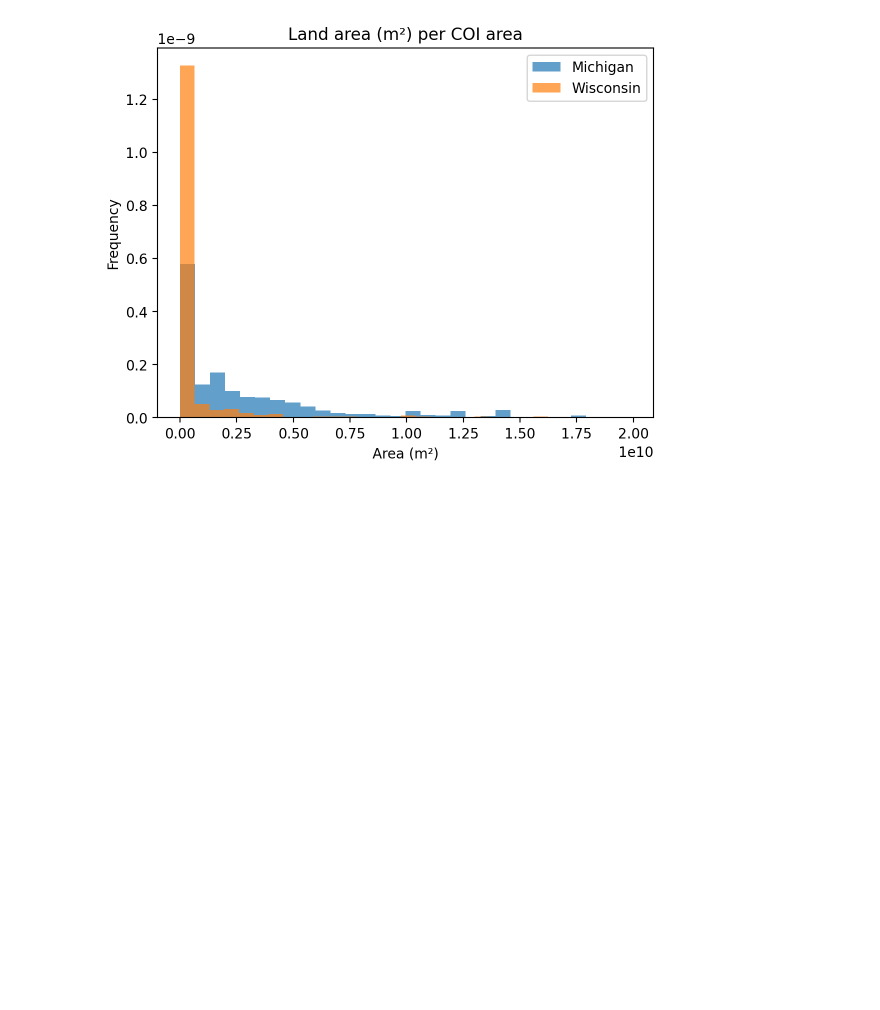
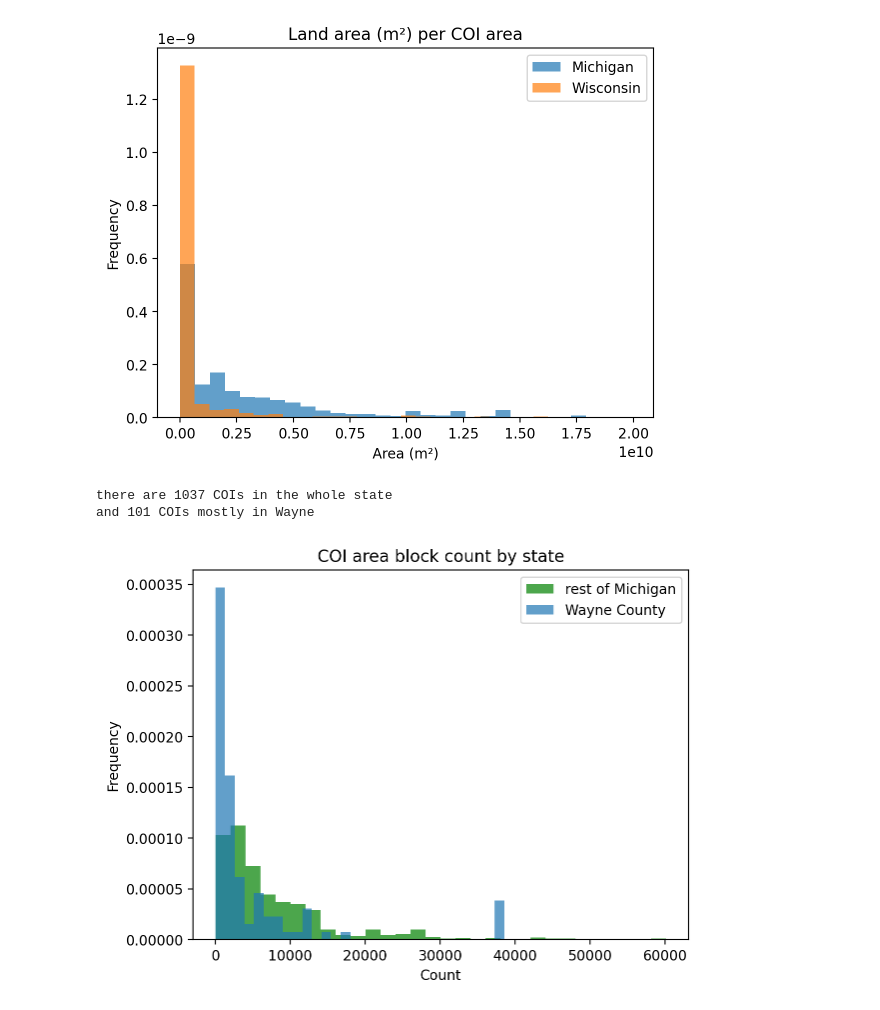
Before and after one commit to PUBPOL-2130/notebooks, a Jupyter notebook: future/cois.ipynb, the cells around one changed output. Drawn from its saved outputs; the diff is of its cells as text; code cells hidden in the pictures; blank space fills up the shorter version.

```diff
--- a/future/cois.ipynb
+++ b/future/cois.ipynb
@@ -222,3 +225,26 @@ plt.legend()
 plt.show()
 # %% [output]
 [figure]
+# %%
+def mostly_in_county(geoids, fips, threshold=0.8):
+  prefix_counts = Counter(geoid[:len(fips)] for geoid in geoids)
+  return (prefix_counts[fips] / sum(prefix_counts.values())) >= threshold
+
+state_cois["Michigan"]["mostly_in_wayne"] = state_cois["Michigan"]["blocks_2020"].apply(partial(mostly_in_county, fips="26163"))
+state_cois["Wisconsin"]["mostly_in_milwaukee"] = state_cois["Wisconsin"]["blocks_2020"].apply(partial(mostly_in_county, fips="55079"))
+# %%
+print("there are",len(state_cois["Michigan"]),"COIs in the whole state")
+print("and",state_cois["Michigan"]["mostly_in_wayne"].sum(),"COIs mostly in Wayne")
+# %% [output]
+there are 1037 COIs in the whole state
+and 101 COIs mostly in Wayne
+# %%
+fig, ax = plt.subplots()
+state_cois["Michigan"][~state_cois["Michigan"]["mostly_in_wayne"]]["block_count"].plot.hist(label="rest of Michigan", alpha=0.7, bins=30, ax=ax, color="green", density=True)
+state_cois["Michigan"][state_cois["Michigan"]["mostly_in_wayne"]]["block_count"].plot.hist(label="Wayne County", alpha=0.7, bins=30, ax=ax, density=True)
+plt.title("COI area block count by state")
+plt.xlabel("Count")
+plt.legend()
+plt.show()
+# %% [output]
+[figure, added]
```
Also changed, not shown: parts of 6 cells of this notebook.
